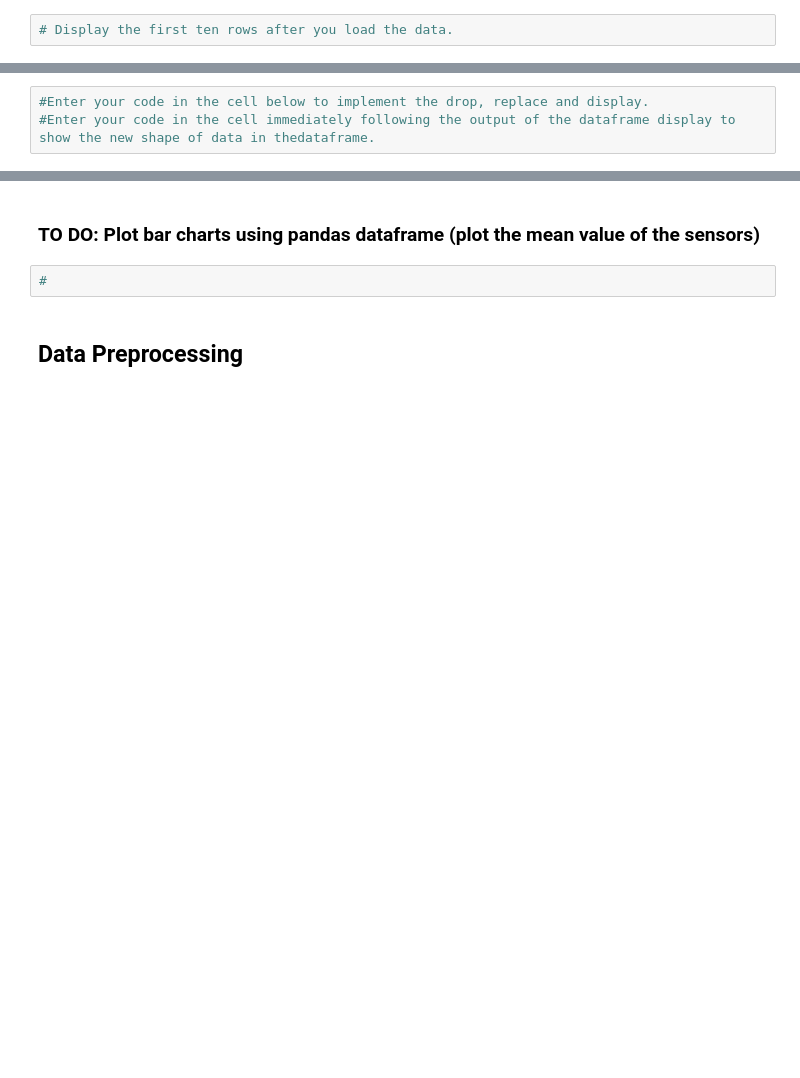
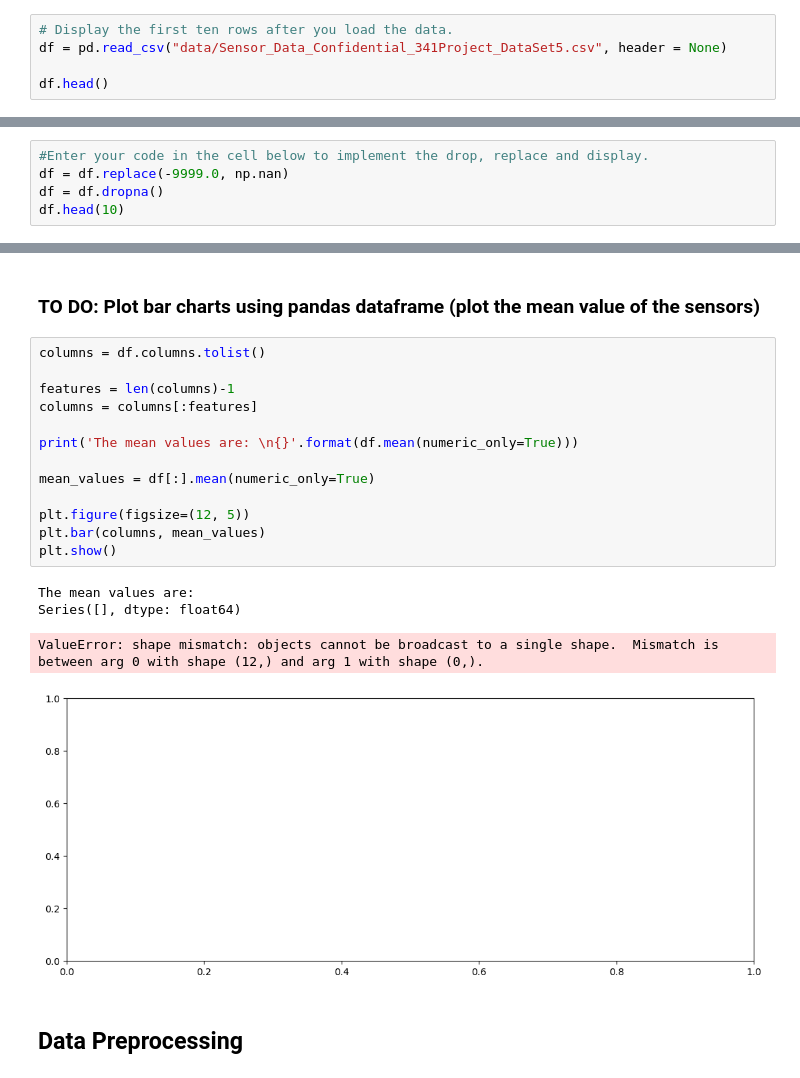
Before and after one commit to Zeni1137/SensorData341, a Jupyter notebook: SensorData-Group5.ipynb, the cells around one changed output, grey strips where cells are left out. Cells and saved outputs as stored; diff of their text form; blank space fills up the shorter version.

```diff
--- a/SensorData-Group5.ipynb
+++ b/SensorData-Group5.ipynb
@@ -49,3 +49,6 @@ np.set_printoptions(precision=3, suppress=True)
 ### TO DO: Use Pandas to load your data into a dataframe
 # %%
 # Display the first ten rows after you load the data.
+df = pd.read_csv("data/Sensor_Data_Confidential_341Project_DataSet5.csv", header = None)
+
+df.head()
@@ -63,4 +81,6 @@ np.set_printoptions(precision=3, suppress=True)
 ### TO DO: Use Pandas dataframe to find bad or missing data.
 # %%
 #Enter your code in the cell below to implement the drop, replace and display.
-#Enter your code in the cell immediately following the output of the dataframe display to show the new shape of data in thedataframe.
+df = df.replace(-9999.0, np.nan)
+df = df.dropna()
+df.head(10)
@@ -75,7 +131,23 @@ np.set_printoptions(precision=3, suppress=True)
 # %% [markdown]
 ### TO DO: Plot bar charts using pandas dataframe (plot the mean value of the sensors)
 # %%
-#
+columns = df.columns.tolist()
+
+features = len(columns)-1
+columns = columns[:features]
+
+print('The mean values are: \n{}'.format(df.mean(numeric_only=True)))
+
+mean_values = df[:].mean(numeric_only=True)
+
+plt.figure(figsize=(12, 5))
+plt.bar(columns, mean_values)
+plt.show()
+# %% [output]
+The mean values are:
+Series([], dtype: float64)
+ValueError: shape mismatch: objects cannot be broadcast to a single shape.  Mismatch is between arg 0 with shape (12,) and arg 1 with shape (0,).
+[figure, added]
 # %% [markdown]
 ## Data Preprocessing
 # %% [markdown]
```
Also changed, not shown: parts of 9 cells of this notebook.
